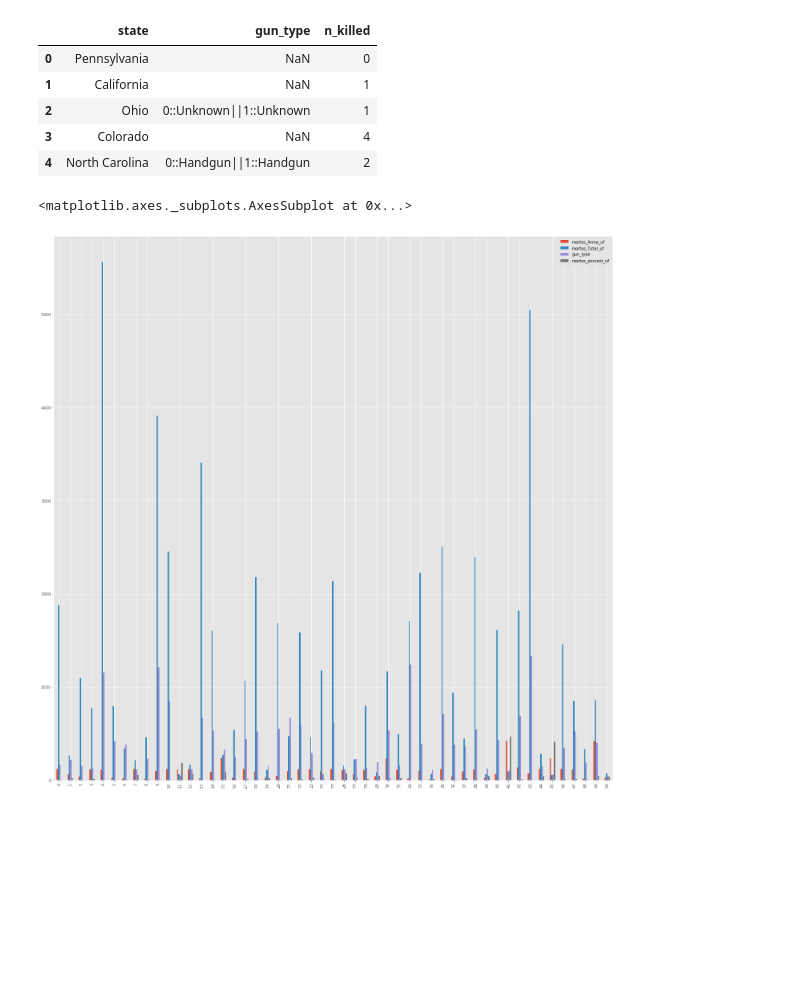
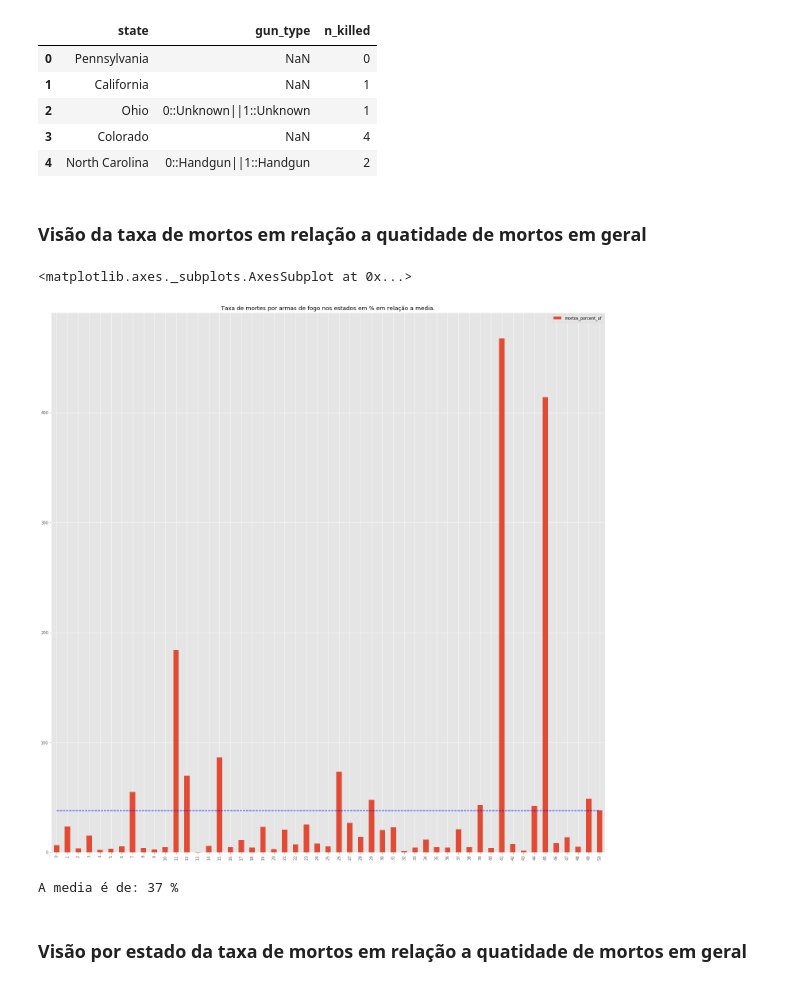
Before and after one commit to if1015-datascience-ufpe/2018-2-projeto-hadoop, a Jupyter notebook: proj.ipynb, the cells around one changed output. Saved outputs shown, nothing was run; the diff lists cells and outputs as text; code cells hidden in the pictures; blank space fills up the shorter version.

Commit message:
Preparação dos textos das hipóteses
criação  da media de mortos por armas de fogo para anexar a linha no gráfico

```diff
--- a/proj.ipynb
+++ b/proj.ipynb
@@ -716,6 +711,8 @@ armas_df.head()
 | 2 | Ohio | 0::Unknown||1::Unknown | 1 |
 | 3 | Colorado | NaN | 4 |
 | 4 | North Carolina | 0::Handgun||1::Handgun | 2 |
+# %% [markdown]
+### Visão da taxa de mortos em relação a quatidade de mortos em geral
 # %%
 armas_df=armas_df.dropna()
 armas = armas_df.query('gun_type.str.contains("gun")', engine='python')
@@ -725,33 +722,46 @@ a = armas.groupby(['state']).count()
 total_mortos_a_uf = pd.DataFrame()
 # total_mortos_a_uf['mortos_A_uf'] = armas.groupby('state')["n_killed"].transform(np.sum)
 # a['mortos_A_uf'] = total_mortos_a_uf
 # a
 # t = total_mortos_a_uf['mortos_A_uf'].unique()
 # len(t)
 # armas['state'].unique()
 total_mortos_a_uf['state'] = armas['state'].unique()
 
 total_mortos_a_uf['mortos_Arma_uf'] = armas.groupby('state')["n_killed"].transform(np.sum)
 total_mortos_a_uf['mortos_Total_uf'] = armas.groupby('state')["n_killed"].transform(np.sum)
 #['mortos_Total_uf'] = violencia_status.sum()
 total_mortos_a_uf = total_mortos_a_uf.sort_values(['state'])
 a.drop(labels='n_killed', inplace=True, axis=1)
 a['mortos_Total_uf'] = violencia_status.sum()
 #a['mortos_Arma_uf'] = total_mortos_a_uf.groupby('state')['mortos_Arma_uf']
 t_armas = [i for i in a['gun_type']]
 mortos_t = [i for i in a['mortos_Total_uf']]
 mortos_arma = [i for i in total_mortos_a_uf['mortos_Arma_uf']]
 porcent_m = []
 for k in range(len(mortos_t)):
-    porcent_m.append(int(int(mortos_arma[k]) * 100)/int(mortos_t[k]))
+    calc= (mortos_arma[k] * 100)/mortos_t[k]
+    porcent_m.append(calc)
 
 total_mortos_a_uf['gun_type'] = t_armas
 total_mortos_a_uf['mortos_Total_uf'] = mortos_t
 total_mortos_a_uf['mortos_porcent_uf'] = porcent_m
 total_mortos_a_uf = total_mortos_a_uf.reset_index()
 total_mortos_a_uf.drop(labels='index', inplace=True, axis=1)
-grafico = total_mortos_a_uf.plot.bar(figsize=(25,25))
+#grafico = total_mortos_a_uf.plot.bar(figsize=(25,25))
+# grafico = total_mortos_a_uf.groupby('state')
+# grafico=grafico.plot.bar(figsize=(25,25))
+grafico = total_mortos_a_uf.loc[:,['mortos_porcent_uf']].plot.bar(figsize=(25,25))
+grafico.set_title('Taxa de mortes por armas de fogo nos estados em % em relação a media.')
+media_taxa = total_mortos_a_uf['mortos_porcent_uf'].mean()
+plt.plot(total_mortos_a_uf.index, [media_taxa for i in range(len(total_mortos_a_uf.index))], color='b', linestyle='--')
 grafico
 # %% [output]
 <matplotlib.axes._subplots.AxesSubplot at 0x...>
-[figure, old version]
+[figure, new version]
+# %%
+print("A media é de:",int(media_taxa),"%")
+# %% [output]
+A media é de: 37 %
+# %% [markdown]
+### Visão por estado da taxa de mortos em relação a quatidade de mortos em geral
```
Also changed, not shown: parts of 15 cells of this notebook.
